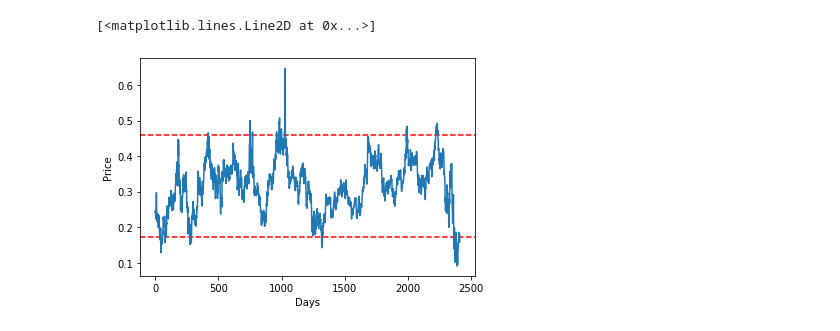
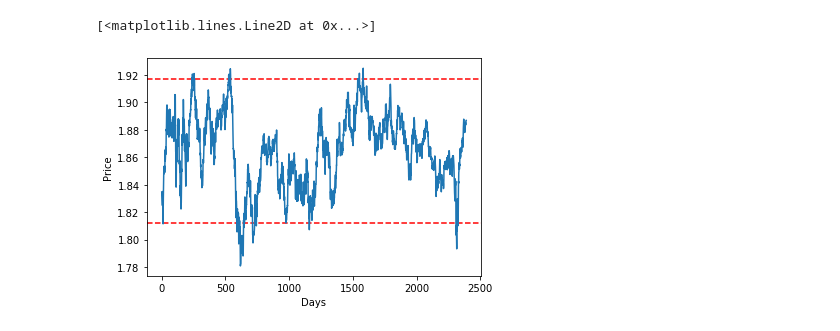
Before and after one commit to gelono/Financial-market, a Jupyter notebook: get_basket.ipynb, the cells around one changed output. Saved outputs shown, nothing was run; the diff lists cells and outputs as text; code cells hidden in the pictures.

```diff
--- a/get_basket.ipynb
+++ b/get_basket.ipynb
@@ -3,8 +3,14 @@ import pandas as pd
 import numpy as np
 from sklearn import linear_model
 # %%
-def get_basket(*basket):
-
+def get_basket(*basket): # The collection of Pandas DataFrames from csv-files. The data has been downloaded from the Metatrader
+    """
+    This function prepares and aligns data with dates and daily close prices for transmitted trading instruments.
+    Finds the regression coefficients (dependent variable is the first variable in the * basket collection, other variables
+    in the collection are independent) using a multiple regression model. Builds a basket, that is, difference:
+    Y - k1 * X1 - k2 * X2 - ... - kn * Xn. The resulting time series is checked for stationarity by the Dickey-Fuller test.
+    Function returns: start and end date of the basket chart, regression coefficients, p-value and basket chart.
+    """
     i = 0
     while i < len(basket):
         basket[i].drop(['Time', 'Open', 'High', 'Low', 'Volume'], axis = 1, inplace = True)
@@ -16,7 +22,7 @@ def get_basket(*basket):
     for df in basket:
         if df['Date'][0] > start_date:
             start_date = df['Date'][0]
-
+    print(start_date)
 
     for df in basket:
         if df['Date'][0] != start_date:
@@ -29,7 +35,7 @@ def get_basket(*basket):
     for df in basket:
         if df['Date'][len(df['Date'])-1] < end_date:
             end_date = df['Date'][len(df['Date'])-1]
-
+    print(end_date)
 
     for df in basket:
         if df['Date'][len(df['Date'])-1] != end_date:
@@ -93,6 +99,7 @@ def get_basket(*basket):
     result = adfuller(X)
     print('p-value: ', result[1])
 
+    # Chart---------------------------------------------------------------------------
     import matplotlib.pyplot as plt
     %matplotlib inline
     y = basket_frame['Basket']
@@ -104,13 +111,15 @@ def get_basket(*basket):
     return plt.plot(y)
 # %%
 column_names = ['Date', 'Time', 'Open', 'High', 'Low', 'Close', 'Volume']
-df1 = pd.read_csv(r'D:\Trading\HO1440.csv', header = None, names = column_names)
-df2 = pd.read_csv(r'D:\Trading\BRN1440.csv', header = None, names = column_names)
-df3 = pd.read_csv(r'D:\Trading\ES1440.csv', header = None, names = column_names)
-df4 = pd.read_csv(r'D:\Trading\CL1440.csv', header = None, names = column_names)
-df5 = pd.read_csv(r'D:\Trading\AUDUSD1440.csv', header = None, names = column_names)
-df6 = pd.read_csv(r'D:\Trading\GBPUSD1440.csv', header = None, names = column_names)
-df7 = pd.read_csv(r'D:\Trading\NQ1440.csv', header = None, names = column_names)
+HO = pd.read_csv(r'https://raw.githubusercontent.com/gelono/github-first/master/HO1440.csv', header = None, names = column_names)
+BRN = pd.read_csv(r'https://raw.githubusercontent.com/gelono/github-first/master/BRN1440.csv', header = None, names = column_names)
+ES = pd.read_csv(r'https://raw.githubusercontent.com/gelono/github-first/master/ES1440.csv', header = None, names = column_names)
+CL = pd.read_csv(r'https://raw.githubusercontent.com/gelono/github-first/master/CL1440.csv', header = None, names = column_names)
+AUD = pd.read_csv(r'https://raw.githubusercontent.com/gelono/github-first/master/AUDUSD1440.csv', header = None, names = column_names)
+GBP = pd.read_csv(r'https://raw.githubusercontent.com/gelono/github-first/master/GBPUSD1440.csv', header = None, names = column_names)
+NQ = pd.read_csv(r'https://raw.githubusercontent.com/gelono/github-first/master/NQ1440.csv', header = None, names = column_names)
+CAD = pd.read_csv(r'https://raw.githubusercontent.com/gelono/github-first/master/USDCAD1440.csv', header = None, names = column_names)
+USDX = pd.read_csv(r'https://raw.githubusercontent.com/gelono/github-first/master/USDX1440.csv', header = None, names = column_names)
 
-get_basket(df1, df2, df4)
+get_basket(AUD, CAD, ES, USDX)
 # %% [output]
@@ -119,2 +130,2 @@ p-value:  0.004089598992124042
 [<matplotlib.lines.Line2D at 0x...>]
-[figure, old version]
+[figure, new version]
```
Also changed, not shown: parts of 1 cell of this notebook.
